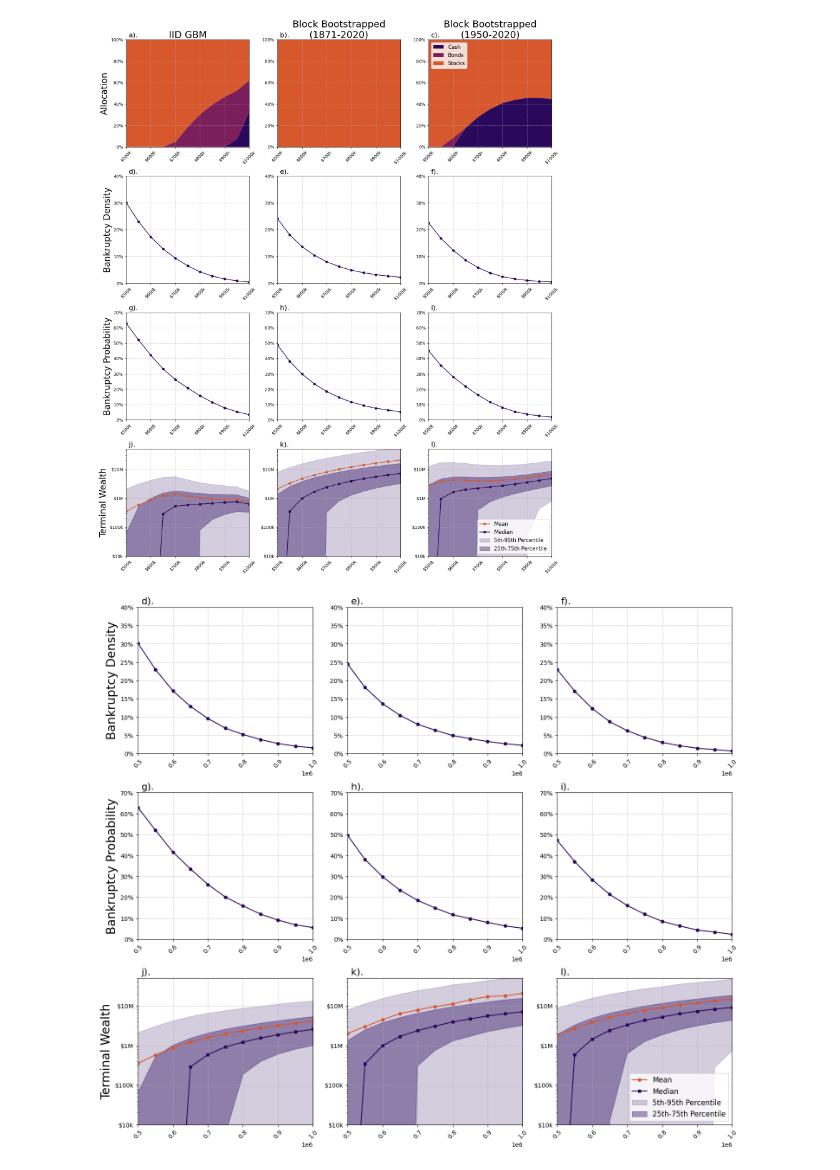
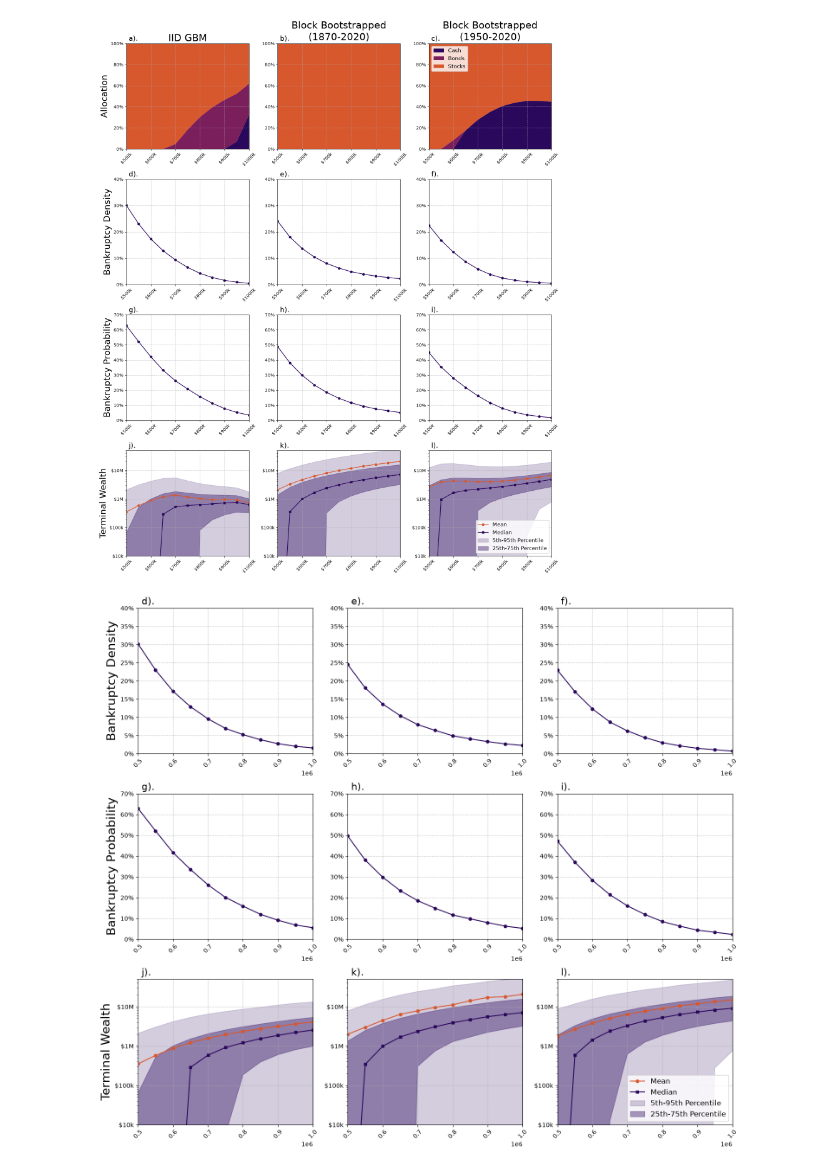
Before and after one commit to Creykish/MADS-Project, a Jupyter notebook: Code/Analysis/2__fixed_policy_analysis.ipynb, the cells around one changed output. Saved outputs shown, nothing was run; the diff lists cells and outputs as text; code cells hidden in the pictures.

```diff
--- a/Code/Analysis/2__fixed_policy_analysis.ipynb
+++ b/Code/Analysis/2__fixed_policy_analysis.ipynb
@@ -46,7 +46,7 @@ samplers_to_plot = [
 
 RETURN_SAMPLER_DISPLAY_NAMES = {
     "cholesky": "IID GBM",
-    "block_bootstrapped": "Block Bootstrapped\n(1871-2020)",
+    "block_bootstrapped": "Block Bootstrapped\n(1870-2020)",
     "block_bootstrapped_1950": "Block Bootstrapped\n(1950-2020)",
 }
 
@@ -184,34 +184,34 @@ for col_idx, sampler in enumerate(samplers_to_plot):
     )
     mtw_axes.fill_between(
         x,
         this_outcome_data['p25_terminal_wealth'].to_list(),
         this_outcome_data['p75_terminal_wealth'].to_list(),
         color=colors['Cash'],
         alpha=0.4,
         label='25th-75th Percentile'
     )
     mtw_axes.text(0.02, 1.01, get_plot_letter(3, col_idx), transform=mtw_axes.transAxes, fontsize=16, va='bottom', ha='left')
 
     if col_idx == 0:
         mtw_axes.set_ylabel('Terminal Wealth', fontsize=20)
     if col_idx == len(samplers_to_plot) - 1:
         mtw_axes.legend(loc='lower right', fontsize=12)
     mtw_axes.set_ylim(1e4, 5e7)
     mtw_axes.set_xlim(min(x), max(x))
     mtw_axes.grid(linestyle='--', alpha=0.7)
     mtw_axes.set_xticks(np.arange(min(x), max(x) + 1, 100_000))
     mtw_axes.set_xticklabels([f"${int(tick/1000)}k" for tick in np.arange(min(x), max(x) + 1, 100_000)])
     mtw_axes.tick_params(axis='x', rotation=45)
     mtw_axes.set_yscale('log')
     mtw_axes.yaxis.set_major_formatter(currency_formatter)
     # mtw_axes.set_yticks([1, 1e3, 1e4, 1e5, 1e6, 1e7])
     # mtw_axes.set_yticklabels([f"${int(tick/1_000_000)}M" if tick >= 1e6 else f"${int(tick)}" for tick in [1, 1e3, 1e4, 1e5, 1e6, 1e7]])
 
 
 fig.tight_layout(pad=1)
 plt.savefig('./Plots/Fixed_Policy_Analysis.png', dpi=300)
 # %% [output]
-[figure, old version]
+[figure, new version]
 # %%
 # Distributed initial-wealth case: replicate plots using simulated_initial_wealth
 policy_data_dist = (
```
Also changed, not shown: parts of 1 cell of this notebook, 49 other files.
